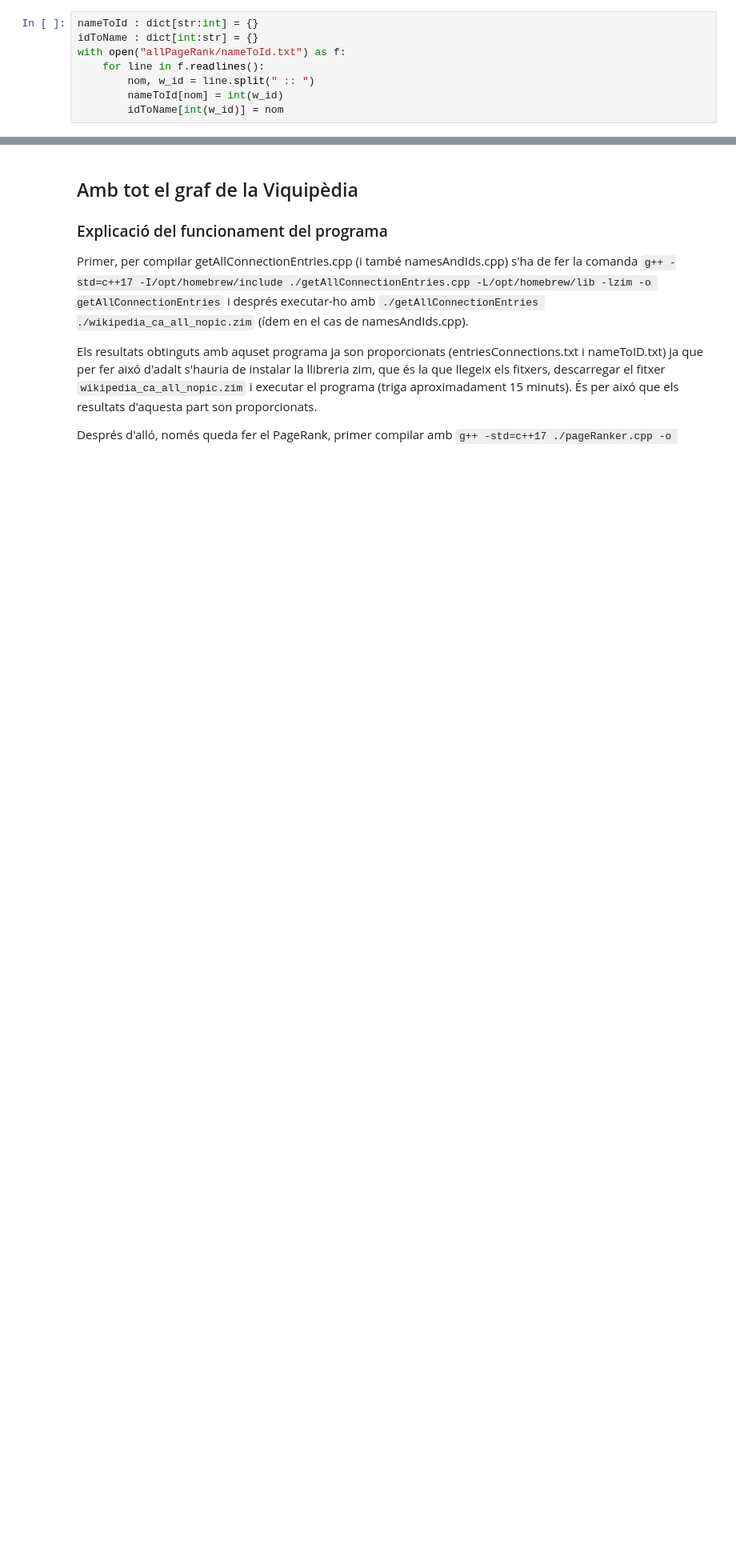
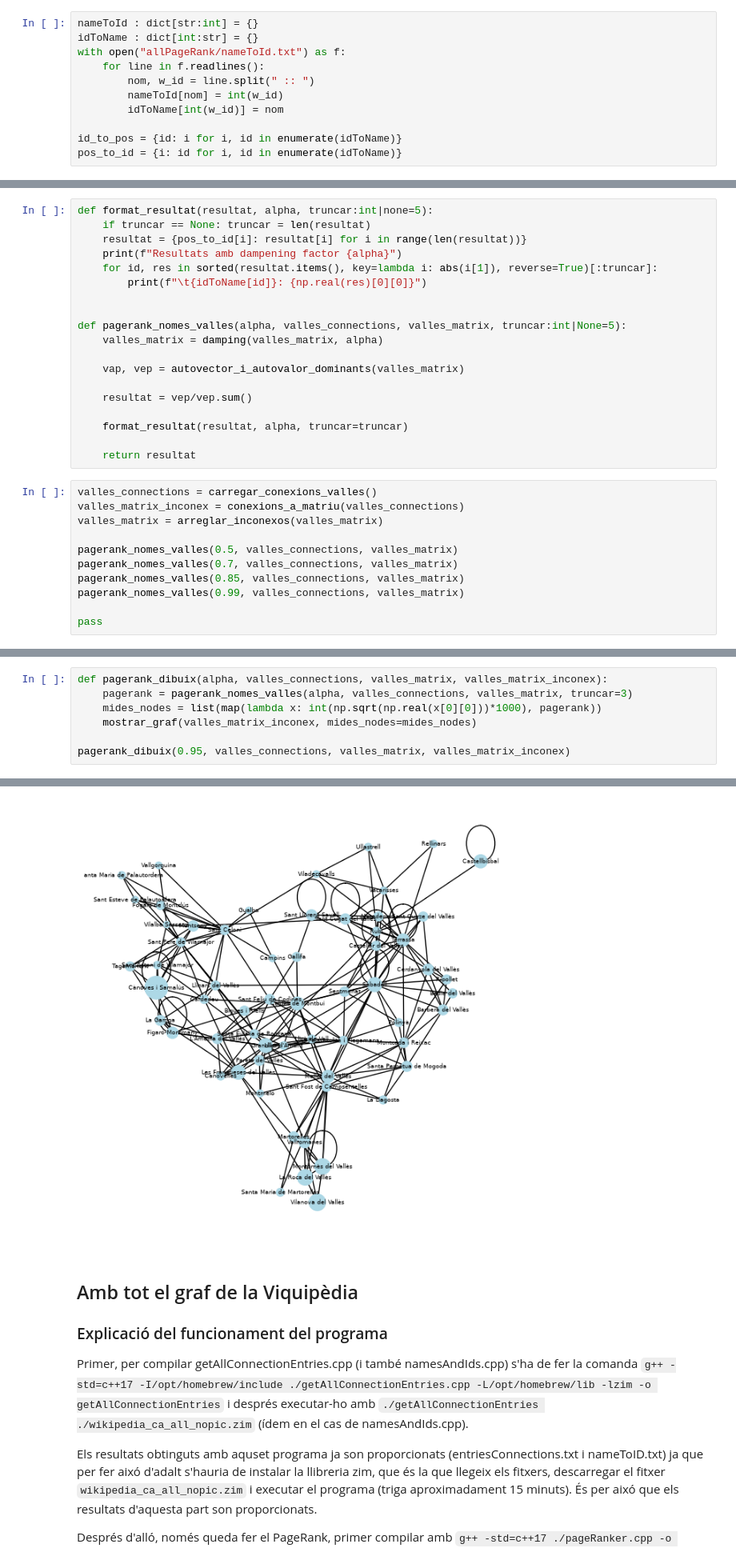
Before and after one commit to TheRepSter/ModSimPageRank, a Jupyter notebook: pageRank.ipynb, the cells around one changed output, grey strips where cells are left out. Shown at 80% size. Cells and saved outputs as stored; diff of their text form; blank space fills up the shorter version.

```diff
--- a/pageRank.ipynb
+++ b/pageRank.ipynb
@@ -11,4 +13,7 @@ with open("allPageRank/nameToId.txt") as f:
         nom, w_id = line.split(" :: ")
         nameToId[nom] = int(w_id)
         idToName[int(w_id)] = nom
+
+id_to_pos = {id: i for i, id in enumerate(idToName)}
+pos_to_id = {i: id for i, id in enumerate(idToName)}
 # %%
@@ -216,0 +105,30 @@ NameError: name 'PR115' is not defined
+# %%
+def format_resultat(resultat, alpha, truncar:int|none=5):
+    if truncar == None: truncar = len(resultat)
+    resultat = {pos_to_id[i]: resultat[i] for i in range(len(resultat))}
+    print(f"Resultats amb dampening factor {alpha}")
+    for id, res in sorted(resultat.items(), key=lambda i: abs(i[1]), reverse=True)[:truncar]:
+        print(f"\t{idToName[id]}: {np.real(res)[0][0]}")
+
+
+def pagerank_nomes_valles(alpha, valles_connections, valles_matrix, truncar:int|None=5):
+    valles_matrix = damping(valles_matrix, alpha)
+
+    vap, vep = autovector_i_autovalor_dominants(valles_matrix)
+
+    resultat = vep/vep.sum()
+
+    format_resultat(resultat, alpha, truncar=truncar)
+
+    return resultat
+# %%
+valles_connections = carregar_conexions_valles()
+valles_matrix_inconex = conexions_a_matriu(valles_connections)
+valles_matrix = arreglar_inconexos(valles_matrix)
+
+pagerank_nomes_valles(0.5, valles_connections, valles_matrix)
+pagerank_nomes_valles(0.7, valles_connections, valles_matrix)
+pagerank_nomes_valles(0.85, valles_connections, valles_matrix)
+pagerank_nomes_valles(0.99, valles_connections, valles_matrix)
+
+pass
@@ -216,0 +153,8 @@ NameError: name 'PR115' is not defined
+# %%
+def pagerank_dibuix(alpha, valles_connections, valles_matrix, valles_matrix_inconex):
+    pagerank = pagerank_nomes_valles(alpha, valles_connections, valles_matrix, truncar=3)
+    mides_nodes = list(map(lambda x: int(np.sqrt(np.real(x[0][0]))*1000), pagerank))
+    mostrar_graf(valles_matrix_inconex, mides_nodes=mides_nodes)
+
+pagerank_dibuix(0.95, valles_connections, valles_matrix, valles_matrix_inconex)
+# %% [output]
@@ -217,3 +166,4 @@ NameError: name 'PR115' is not defined
+[figure, added]
 # %% [markdown]
 ## Amb tot el graf de la Viquipèdia
 
```
Also changed, not shown: parts of 14 cells of this notebook.
